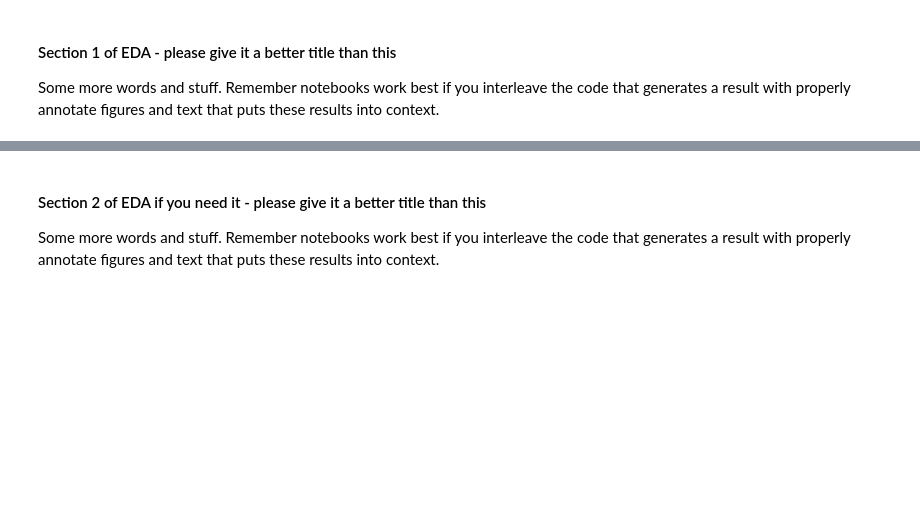
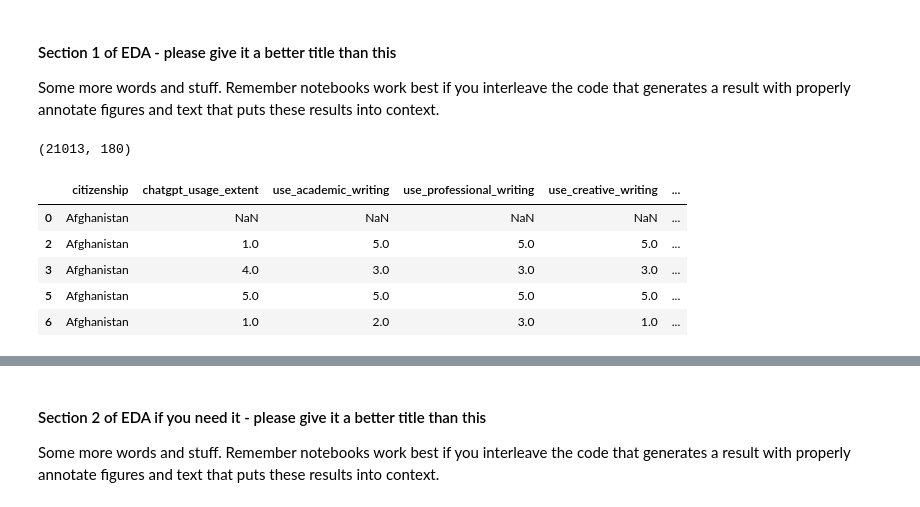
Before and after one commit to COGS108/Group123_WI26, a Jupyter notebook: 02-EDACheckpoint.ipynb, the cells around one changed output, grey strips where cells are left out. Drawn from its saved outputs; the diff is of its cells as text; code cells hidden in the pictures; blank space fills up the shorter version.

```diff
--- a/02-EDACheckpoint.ipynb
+++ b/02-EDACheckpoint.ipynb
@@ -791,0 +789,38 @@ Some more words and stuff.  Remember notebooks work best if you interleave the c
+# %%
+dataset_2_clean.head()
+dataset_2_clean.shape
+# %% [output]
+(21013, 180)
+# %%
+cols_keep = [
+    'citizenship',
+    'chatgpt_usage_extent',
+    'use_academic_writing',
+    'use_professional_writing',
+    'use_creative_writing',
+    'use_proofreading',
+    'use_brainstorming',
+    'use_translating',
+    'use_summarizing',
+    'use_calculating',
+    'use_study_assistance',
+    'use_personal_assistance',
+    'use_research_assistance',
+    'use_coding_assistance'
+]
+
+filtered_dataset_2 = dataset_2_clean[
+    (dataset_2_clean['student_status'] == 1) &
+    (dataset_2_clean['study_level'] == 1) &
+    (dataset_2_clean['learning_method'] == 1) |
+    (dataset_2_clean['learning_method'] == 3)
+][cols_keep]
+# %%
+filtered_dataset_2.head()
+# %% [output]
+|  | citizenship | chatgpt_usage_extent | use_academic_writing | use_professional_writing | use_creative_writing | ... |
+| 0 | Afghanistan | NaN | NaN | NaN | NaN | ... |
+| 2 | Afghanistan | 1.0 | 5.0 | 5.0 | 5.0 | ... |
+| 3 | Afghanistan | 4.0 | 3.0 | 3.0 | 3.0 | ... |
+| 5 | Afghanistan | 5.0 | 5.0 | 5.0 | 5.0 | ... |
+| 6 | Afghanistan | 1.0 | 2.0 | 3.0 | 1.0 | ... |
```
Also changed, not shown: parts of 16 cells of this notebook.
